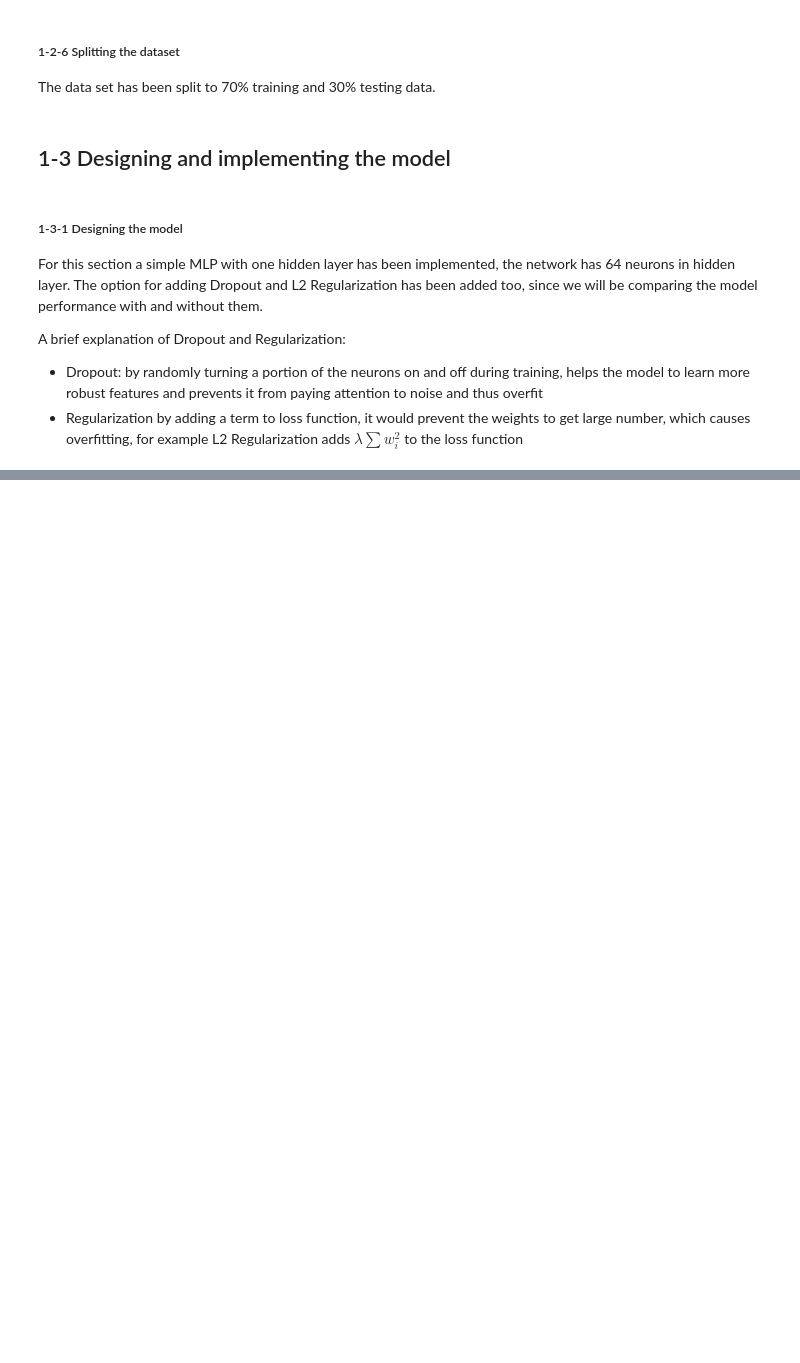
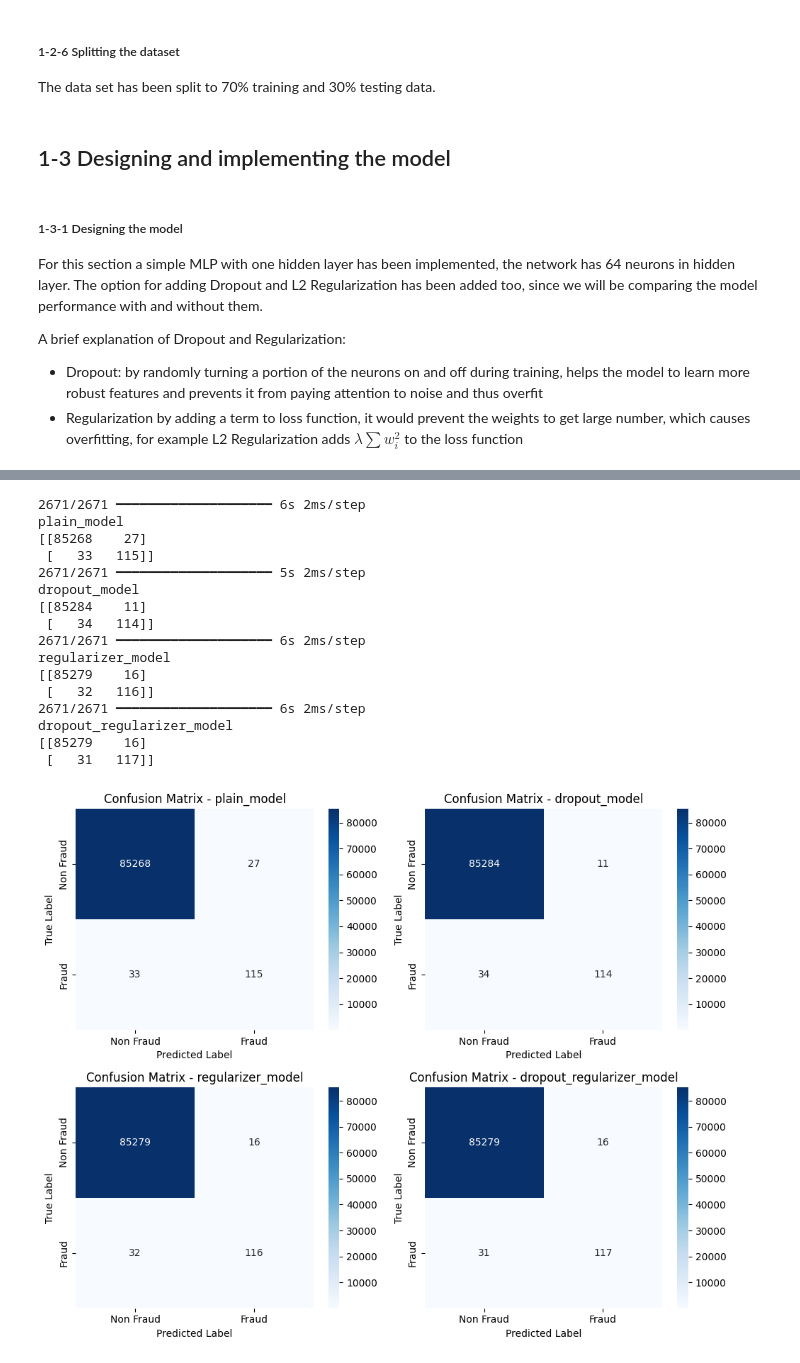
Before and after one commit to SMani24/Neural-Network-and-Deep-Learning, a Jupyter notebook: CA1/Q1/Q1.ipynb, the cells around one changed output, grey strips where cells are left out. Drawn from its saved outputs; the diff is of its cells as text; code cells hidden in the pictures; blank space fills up the shorter version.

```diff
--- a/CA1/Q1/Q1.ipynb
+++ b/CA1/Q1/Q1.ipynb
@@ -214,0 +383,36 @@ def create_mlp(dropout_rate=None, l2_regularization=None):
+# %%
+import sklearn.metrics
+
+fig, axes = plt.subplots(2, 2, figsize=(10, 8))
+axes = axes.flatten()
+for i, (model_name, model) in enumerate(models.items()):
+    y_hat = (model.predict(x_test) > 0.5).astype("int64")
+    confusion_matrix = sklearn.metrics.confusion_matrix(y_test, y_hat)
+
+    print(model_name)
+    print(confusion_matrix)
+    sns.heatmap(confusion_matrix, annot=True, fmt="d", cmap="Blues", xticklabels=["Non Fraud", "Fraud"], yticklabels=["Non Fraud", "Fraud"], ax=axes[i])
+    axes[i].set_xlabel("Predicted Label")
+    axes[i].set_ylabel("True Label")
+    axes[i].set_title(f"Confusion Matrix - {model_name}")
+
+plt.tight_layout()
+plt.show()
+# %% [output]
+2671/2671 ━━━━━━━━━━━━━━━━━━━━ 6s 2ms/step
+plain_model
+[[85268    27]
+ [   33   115]]
+2671/2671 ━━━━━━━━━━━━━━━━━━━━ 5s 2ms/step
+dropout_model
+[[85284    11]
+ [   34   114]]
+2671/2671 ━━━━━━━━━━━━━━━━━━━━ 6s 2ms/step
+regularizer_model
+[[85279    16]
+ [   32   116]]
+2671/2671 ━━━━━━━━━━━━━━━━━━━━ 6s 2ms/step
+dropout_regularizer_model
+[[85279    16]
+ [   31   117]]
+[figure, added]
```
Also changed, not shown: parts of 17 cells of this notebook.
